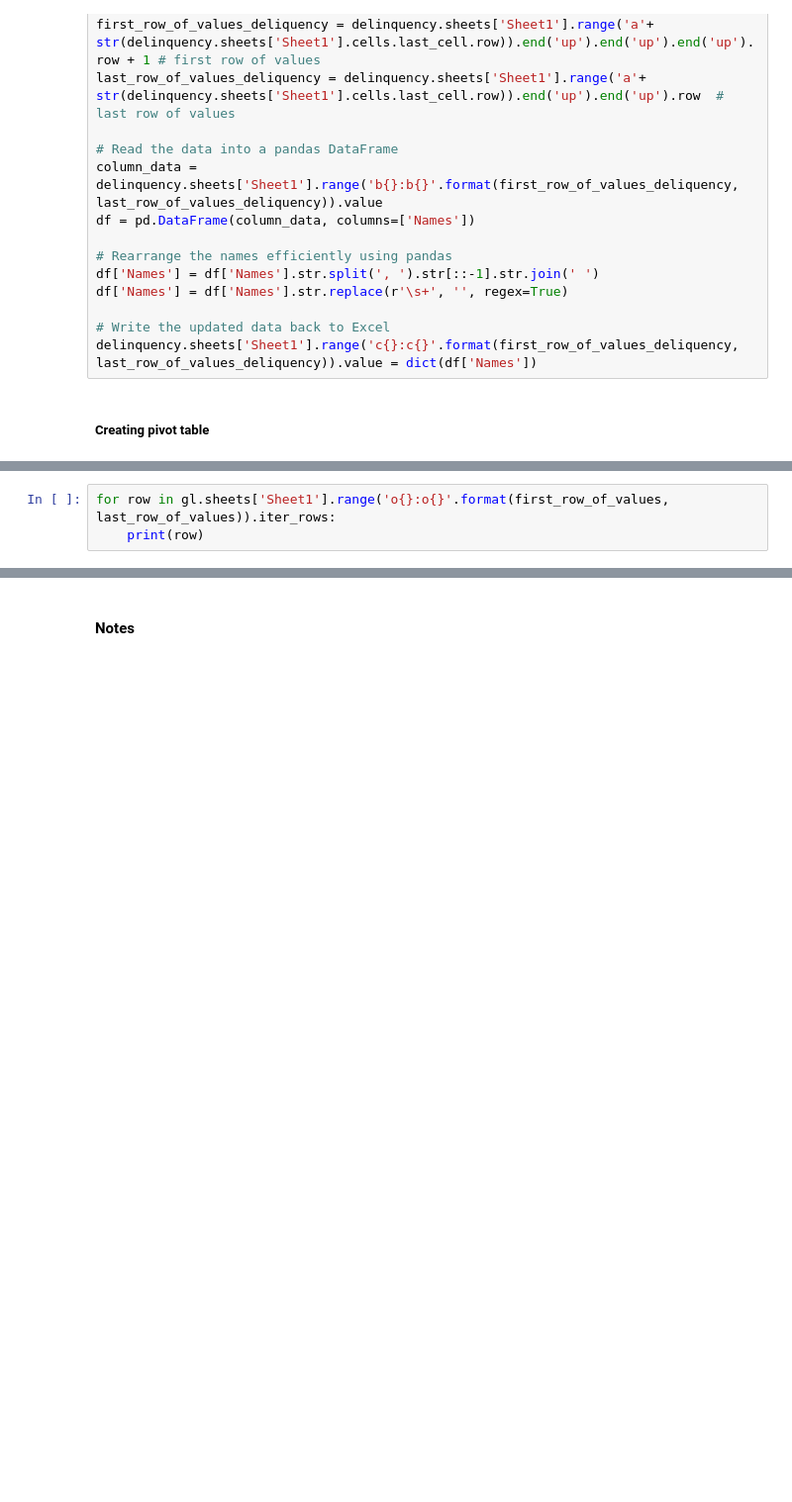
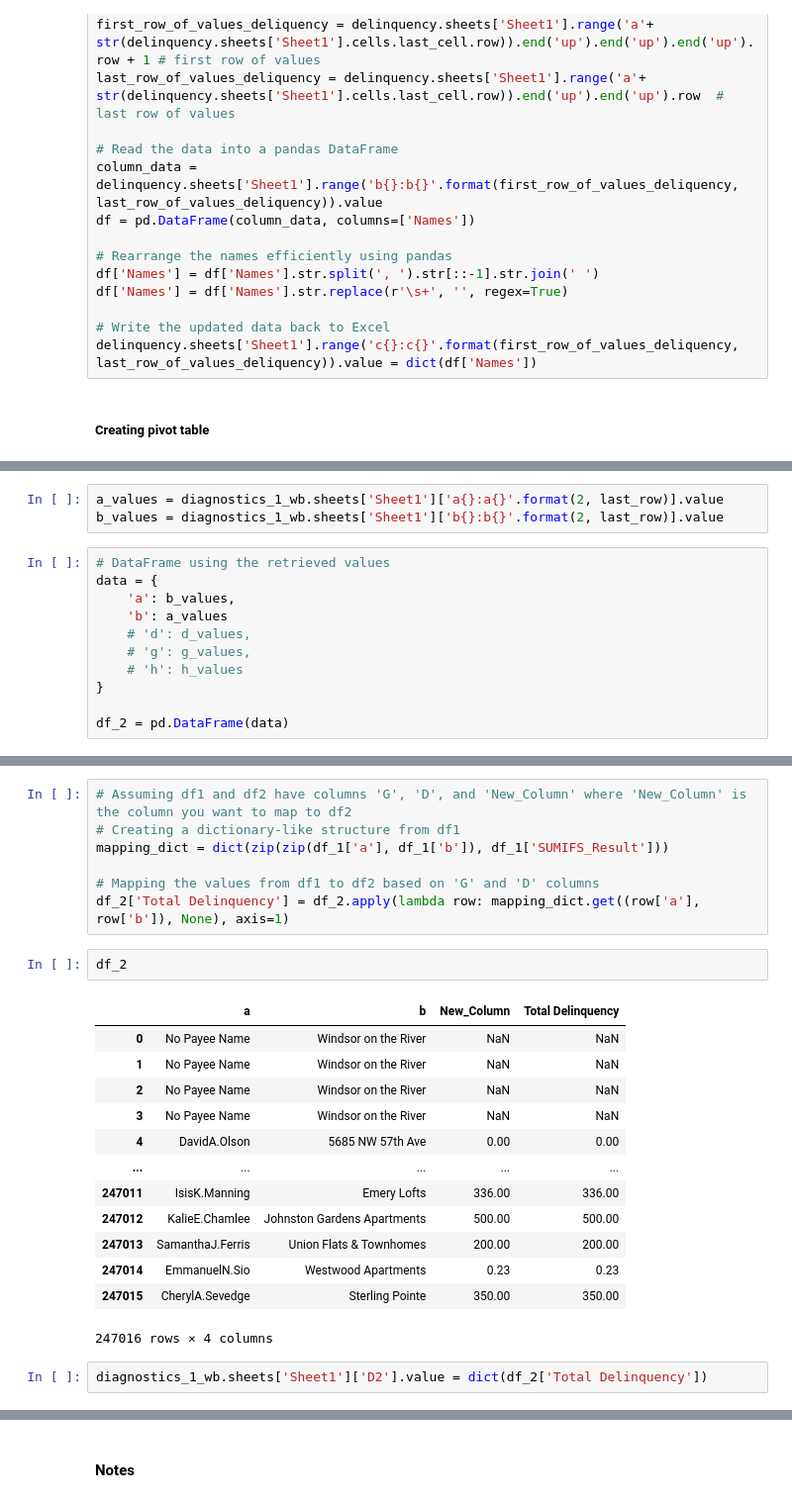
Before and after one commit to mostoro/diagnosis_artisan, a Jupyter notebook: diagnostics_artisan.ipynb, the cells around one changed output, grey strips where cells are left out. Shown at 99% size. Saved outputs shown, nothing was run; the diff lists cells and outputs as text; blank space fills up the shorter version.

```diff
--- a/diagnostics_artisan.ipynb
+++ b/diagnostics_artisan.ipynb
@@ -610,3 +458,0 @@ AttributeError: 'Sheet' object has no attribute 'iter_rows'
-# %%
-for row in gl.sheets['Sheet1'].range('o{}:o{}'.format(first_row_of_values, last_row_of_values)).iter_rows:
-    print(row)
@@ -651,0 +642,14 @@ gl.sheets['Sheet1'].range('O{}:O{}'.format(first_row_of_values, last_row_of_valu
+# %%
+a_values = diagnostics_1_wb.sheets['Sheet1']['a{}:a{}'.format(2, last_row)].value
+b_values = diagnostics_1_wb.sheets['Sheet1']['b{}:b{}'.format(2, last_row)].value
+# %%
+# DataFrame using the retrieved values
+data = {
+    'a': b_values,
+    'b': a_values
+    # 'd': d_values,
+    # 'g': g_values,
+    # 'h': h_values
+}
+
+df_2 = pd.DataFrame(data)
@@ -651,0 +672,25 @@ gl.sheets['Sheet1'].range('O{}:O{}'.format(first_row_of_values, last_row_of_valu
+# %%
+# Assuming df1 and df2 have columns 'G', 'D', and 'New_Column' where 'New_Column' is the column you want to map to df2
+# Creating a dictionary-like structure from df1
+mapping_dict = dict(zip(zip(df_1['a'], df_1['b']), df_1['SUMIFS_Result']))
+
+# Mapping the values from df1 to df2 based on 'G' and 'D' columns
+df_2['Total Delinquency'] = df_2.apply(lambda row: mapping_dict.get((row['a'], row['b']), None), axis=1)
+# %%
+df_2
+# %% [output]
+|  | a | b | New_Column | Total Delinquency |
+| 0 | No Payee Name | Windsor on the River | NaN | NaN |
+| 1 | No Payee Name | Windsor on the River | NaN | NaN |
+| 2 | No Payee Name | Windsor on the River | NaN | NaN |
+| 3 | No Payee Name | Windsor on the River | NaN | NaN |
+| 4 | DavidA.Olson | 5685 NW 57th Ave | 0.00 | 0.00 |
+| ... | ... | ... | ... | ... |
+| 247011 | IsisK.Manning | Emery Lofts | 336.00 | 336.00 |
+| 247012 | KalieE.Chamlee | Johnston Gardens Apartments | 500.00 | 500.00 |
+| 247013 | SamanthaJ.Ferris | Union Flats & Townhomes | 200.00 | 200.00 |
+| 247014 | EmmanuelN.Sio | Westwood Apartments | 0.23 | 0.23 |
+| 247015 | CherylA.Sevedge | Sterling Pointe | 350.00 | 350.00 |
+247016 rows × 4 columns
+# %%
+diagnostics_1_wb.sheets['Sheet1']['D2'].value = dict(df_2['Total Delinquency'])
```
Also changed, not shown: parts of 20 cells of this notebook.
